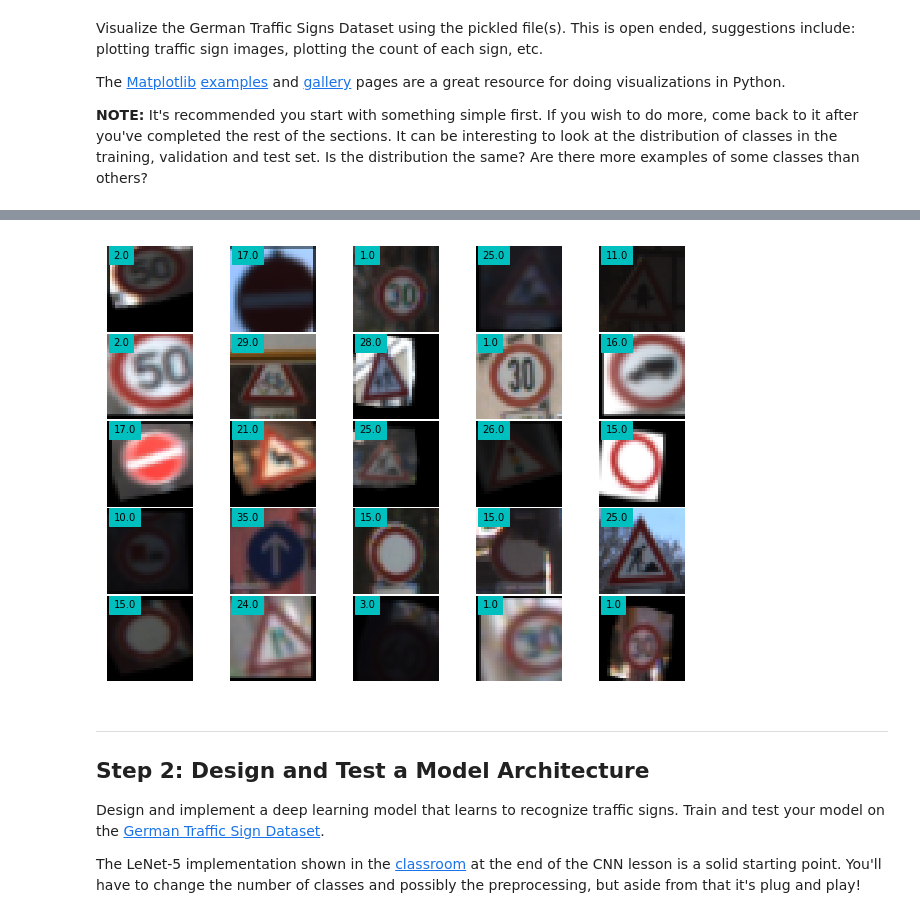
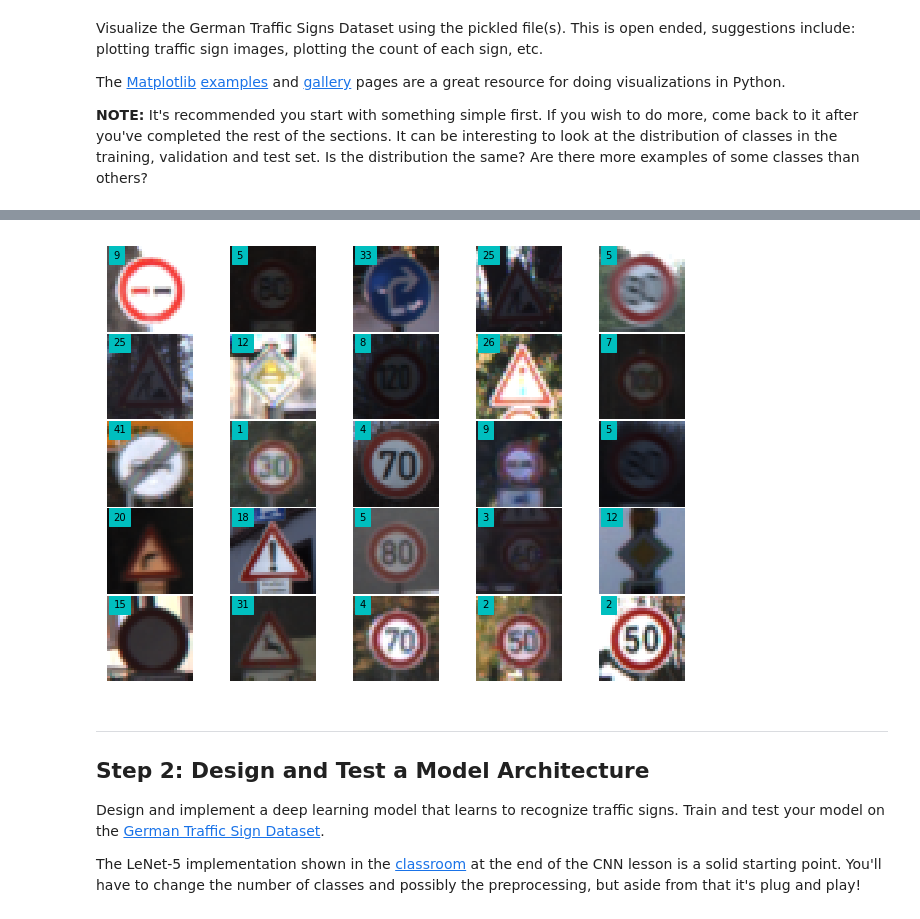
Before and after one commit to topgoonr/CarND-Traffic-Sign-Classifier-Project, a Jupyter notebook: Traffic_Sign_Classifier.ipynb, the cells around one changed output, grey strips where cells are left out. Saved outputs shown, nothing was run; the diff lists cells and outputs as text; code cells hidden in the pictures.

```diff
--- a/Traffic_Sign_Classifier.ipynb
+++ b/Traffic_Sign_Classifier.ipynb
@@ -344,9 +449,9 @@ def plot_random(n_row,n_col,X,y):
         plt.axis('off')
     plt.show()
 # %%
-plot_random(5, 5, new_X_train, new_y_train)
+plot_random(5, 5, X_train, y_train)
 # %% [output]
-[figure, old version]
+[figure, new version]
 # %% [markdown]
 ----
 
```
Also changed, not shown: parts of 13 cells of this notebook.
